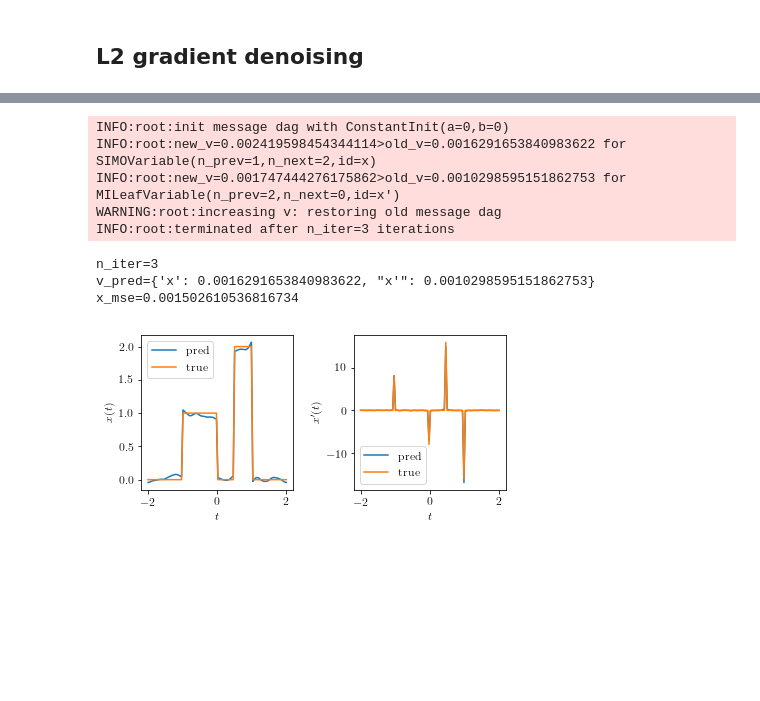
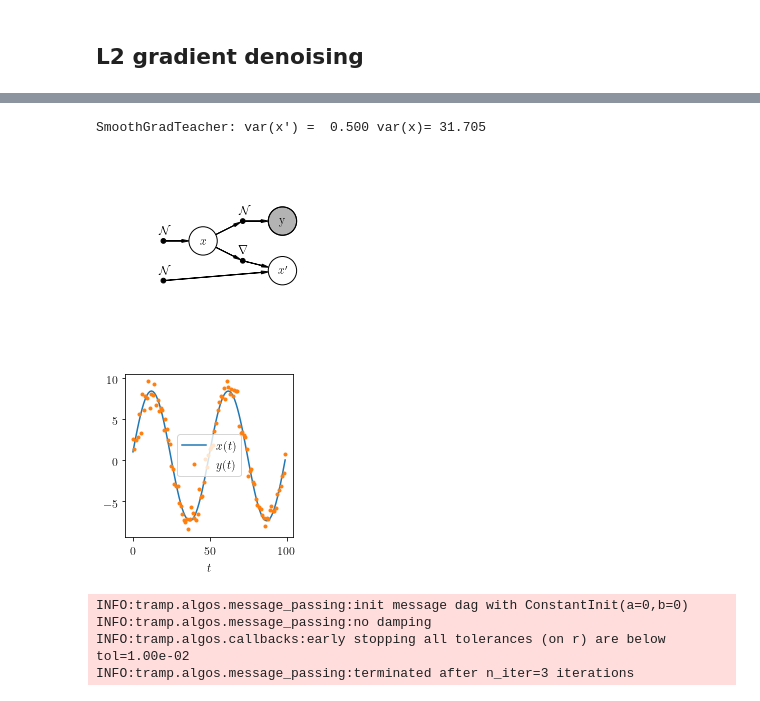
Before and after one commit to sphinxteam/tramp_notebooks, a Jupyter notebook: applications/signal_1d_denoise.ipynb, the cells around one changed output, grey strips where cells are left out. Drawn from its saved outputs; the diff is of its cells as text; code cells hidden in the pictures; blank space fills up the shorter version.

```diff
--- a/applications/signal_1d_denoise.ipynb
+++ b/applications/signal_1d_denoise.ipynb
@@ -122,21 +115,0 @@ def between(x, xmin, xmax):
-# %%
-# signal
-N = 100
-grad = GradientChannel(shape=(N,))
-var_noise = 0.01
-t = np.linspace(-2,2,100)
-x = 1*between(t, -1, 0) + 2*between(t, 0.5, 1)
-x_shape = np.shape(x)
-x_grad = grad.convolve(x).ravel()
-x_prime = x_grad / dt
-y = x + np.sqrt(var_noise)*np.random.randn(N)
-mean_prior = x.mean()
-var_prior = x.var()
-nonzero = np.abs(x_grad)>1e-6
-rho_grad = nonzero.mean()
-var_grad = x_grad[nonzero].var()
-print(
-    f"mean_prior={mean_prior:.3f} var_prior={var_prior:.3f}"
-    f" rho_grad={rho_grad:.3f} var_grad={var_grad:.2f} var_noise={var_noise:.3f}"
-)
-plot_data()
@@ -163,12 +116,38 @@ sparse_grad.daft()
-# %%
-run_model(sparse_grad)
-# %% [output]
-INFO:root:init message dag with ConstantInit(a=0,b=0)
-INFO:root:new_v=0.002419598454344114>old_v=0.0016291653840983622 for SIMOVariable(n_prev=1,n_next=2,id=x)
-INFO:root:new_v=0.001747444276175862>old_v=0.0010298595151862753 for MILeafVariable(n_prev=2,n_next=0,id=x')
-WARNING:root:increasing v: restoring old message dag
-INFO:root:terminated after n_iter=3 iterations
-n_iter=3
-v_pred={'x': 0.0016291653840983622, "x'": 0.0010298595151862753}
-x_mse=0.001502610536816734
-[figure, removed]
+# %%
+class SmoothGradTeacher():
+    def __init__(self, size, noise_var):
+        self.t = np.linspace(-2*np.pi,2*np.pi, size, endpoint=False)
+        self.channel = GaussianChannel(var=noise_var)
+    def sample(self, seed=None, verbose=False):
+        if seed:
+            np.random.seed(seed)
+        x_prime = np.cos(self.t)
+        x = x_prime.cumsum()
+        y = self.channel.sample(x)
+        if verbose:
+            print(f"SmoothGradTeacher: var(x') = {x_prime.var(): .3f} var(x)={x.var(): .3f}")
+        return {"x":x, "x'":x_prime, "y":y}
+# %%
+s= SmoothGradTeacher(size=100, noise_var=1).sample(verbose=True)
+# %% [output]
+SmoothGradTeacher: var(x') =  0.500 var(x)= 31.705
+# %%
+teacher = SmoothGradTeacher(size=100, noise_var=1)
+student = get_L2_grad_student(size=100, prior_var=30, grad_var=0.5, noise_var=1)
+scenario = TeacherStudentScenario(teacher, student, x_ids=["x", "x'"])
+# %%
+scenario.setup(seed=1)
+scenario.student.plot()
+# %% [output]
+[figure, added]
+# %%
+plot_data(scenario.x_true["x"], scenario.observations["y"])
+# %% [output]
+[figure, added]
+# %%
+_ = scenario.run_ep(max_iter=200, damping=0, callback=EarlyStoppingEP(tol=1e-2))
+# %% [output]
+INFO:tramp.algos.message_passing:init message dag with ConstantInit(a=0,b=0)
+INFO:tramp.algos.message_passing:no damping
+INFO:tramp.algos.callbacks:early stopping all tolerances (on r) are below tol=1.00e-02
+INFO:tramp.algos.message_passing:terminated after n_iter=3 iterations
```
Also changed, not shown: parts of 25 cells of this notebook, 2 other files.
